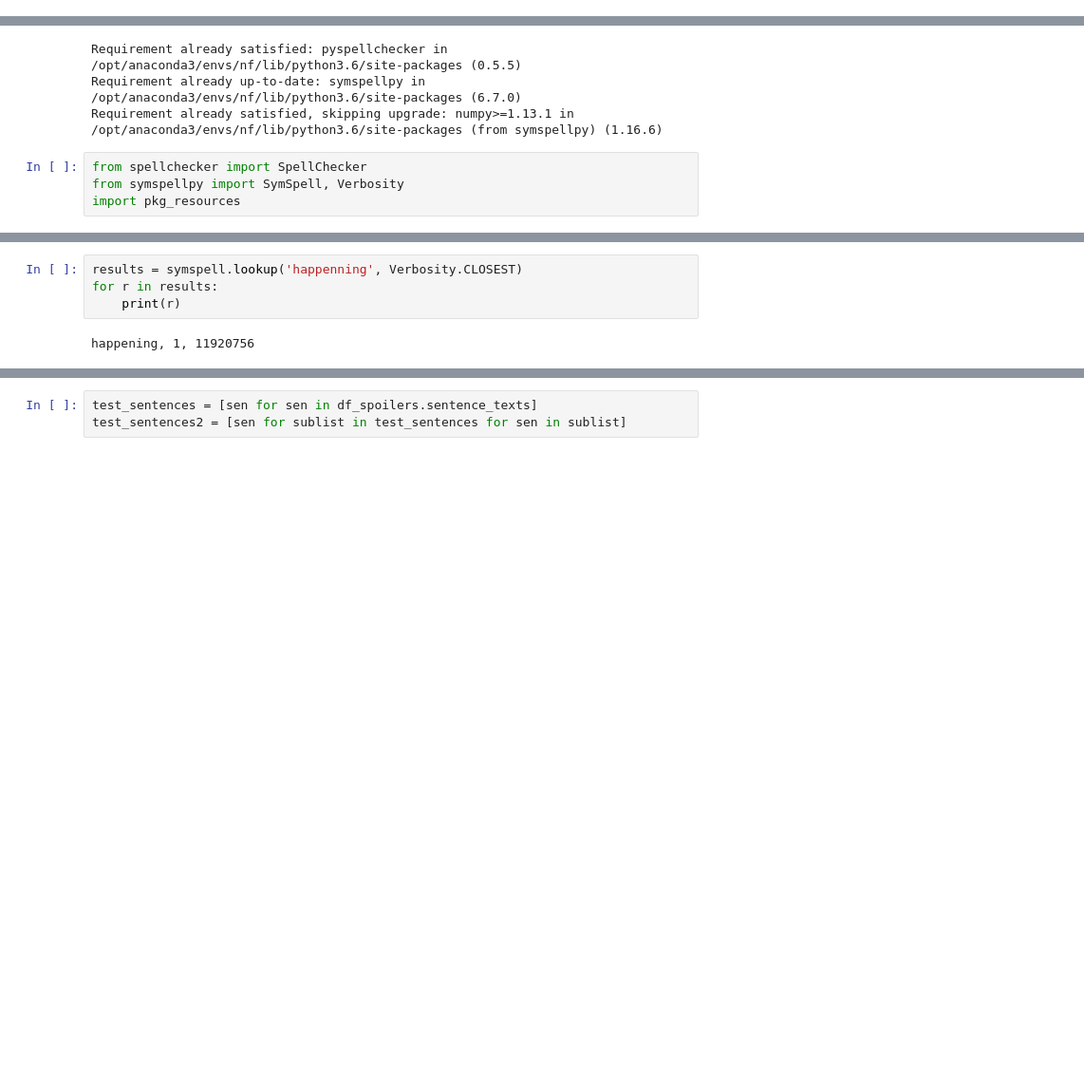
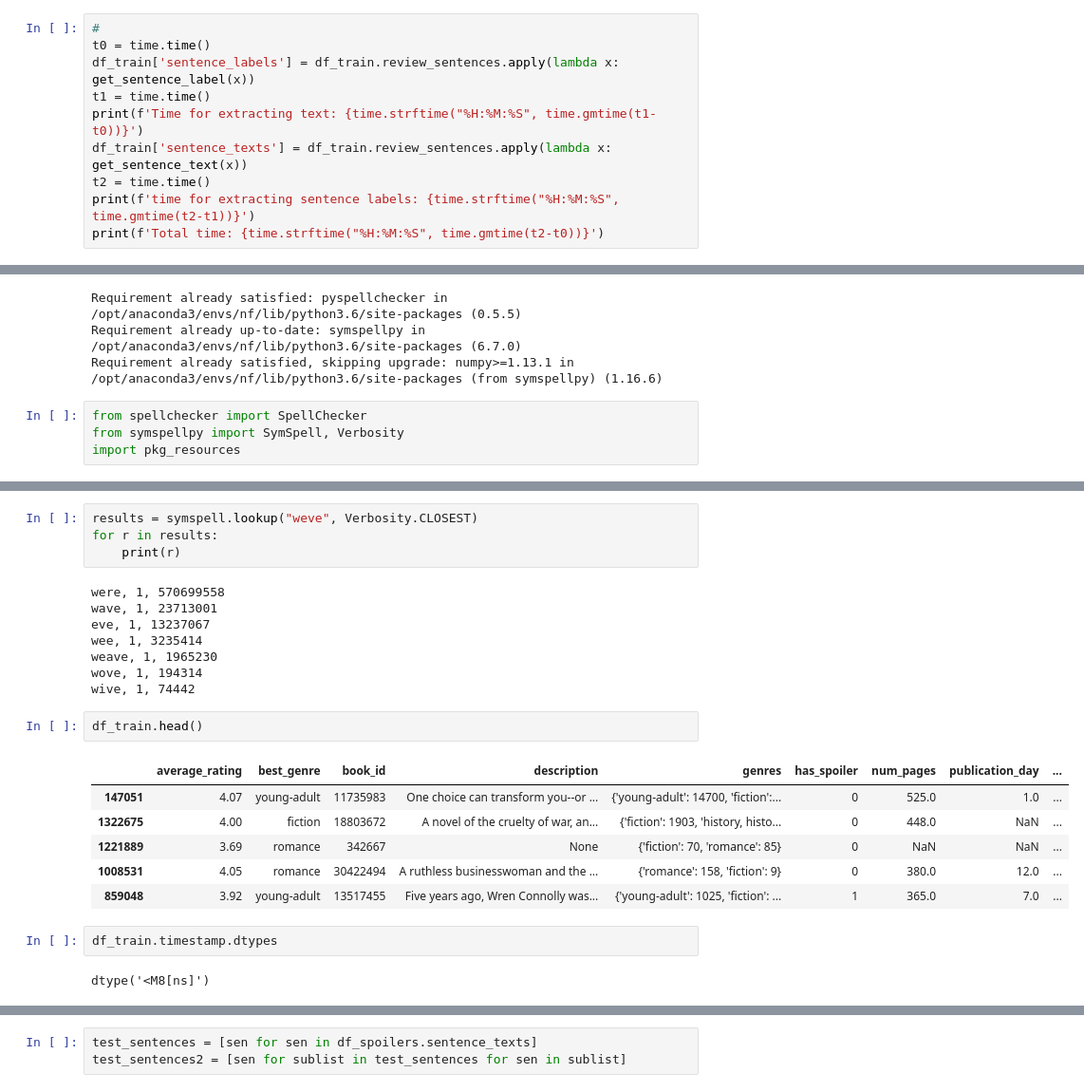
Before and after one commit to GHabeck/202011_capstone_project, a Jupyter notebook: spoiler reviews.ipynb, the cells around one changed output, grey strips where cells are left out. Shown at 95% size. Cells and saved outputs as stored; diff of their text form; blank space fills up the shorter version.

```diff
--- a/spoiler reviews.ipynb
+++ b/spoiler reviews.ipynb
@@ -485,3 +488,13 @@ def get_sentence_label(x):
     return [label for label, text in x]
 def get_sentence_text(x):
     return [text for label, text in x]
+# %%
+#
+t0 = time.time()
+df_train['sentence_labels'] = df_train.review_sentences.apply(lambda x: get_sentence_label(x))
+t1 = time.time()
+print(f'Time for extracting text: {time.strftime("%H:%M:%S", time.gmtime(t1-t0))}')
+df_train['sentence_texts'] = df_train.review_sentences.apply(lambda x: get_sentence_text(x))
+t2 = time.time()
+print(f'time for extracting sentence labels: {time.strftime("%H:%M:%S", time.gmtime(t2-t1))}')
+print(f'Total time: {time.strftime("%H:%M:%S", time.gmtime(t2-t0))}')
@@ -546,6 +584,25 @@ True
 # %%
-results = symspell.lookup('happenning', Verbosity.CLOSEST)
+results = symspell.lookup("weve", Verbosity.CLOSEST)
 for r in results:
     print(r)
 # %% [output]
-happening, 1, 11920756
+were, 1, 570699558
+wave, 1, 23713001
+eve, 1, 13237067
+wee, 1, 3235414
+weave, 1, 1965230
+wove, 1, 194314
+wive, 1, 74442
+# %%
+df_train.head()
+# %% [output]
+|  | average_rating | best_genre | book_id | description | genres | has_spoiler | num_pages | publication_day | ... |
+| 147051 | 4.07 | young-adult | 11735983 | One choice can transform you--or ... | {'young-adult': 14700, 'fiction':... | 0 | 525.0 | 1.0 | ... |
+| 1322675 | 4.00 | fiction | 18803672 | A novel of the cruelty of war, an... | {'fiction': 1903, 'history, histo... | 0 | 448.0 | NaN | ... |
+| 1221889 | 3.69 | romance | 342667 | None | {'fiction': 70, 'romance': 85} | 0 | NaN | NaN | ... |
+| 1008531 | 4.05 | romance | 30422494 | A ruthless businesswoman and the ... | {'romance': 158, 'fiction': 9} | 0 | 380.0 | 12.0 | ... |
+| 859048 | 3.92 | young-adult | 13517455 | Five years ago, Wren Connolly was... | {'young-adult': 1025, 'fiction': ... | 1 | 365.0 | 7.0 | ... |
+# %%
+df_train.timestamp.dtypes
+# %% [output]
+dtype('<M8[ns]')
```
Also changed, not shown: parts of 47 cells of this notebook.
